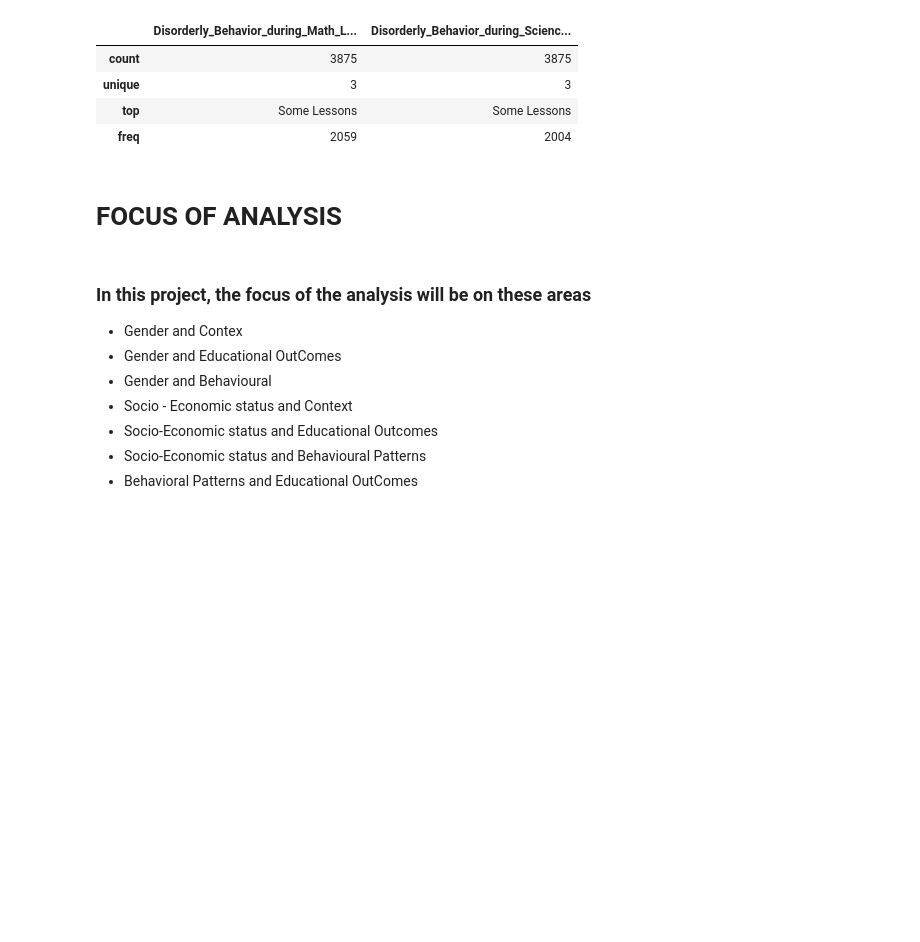
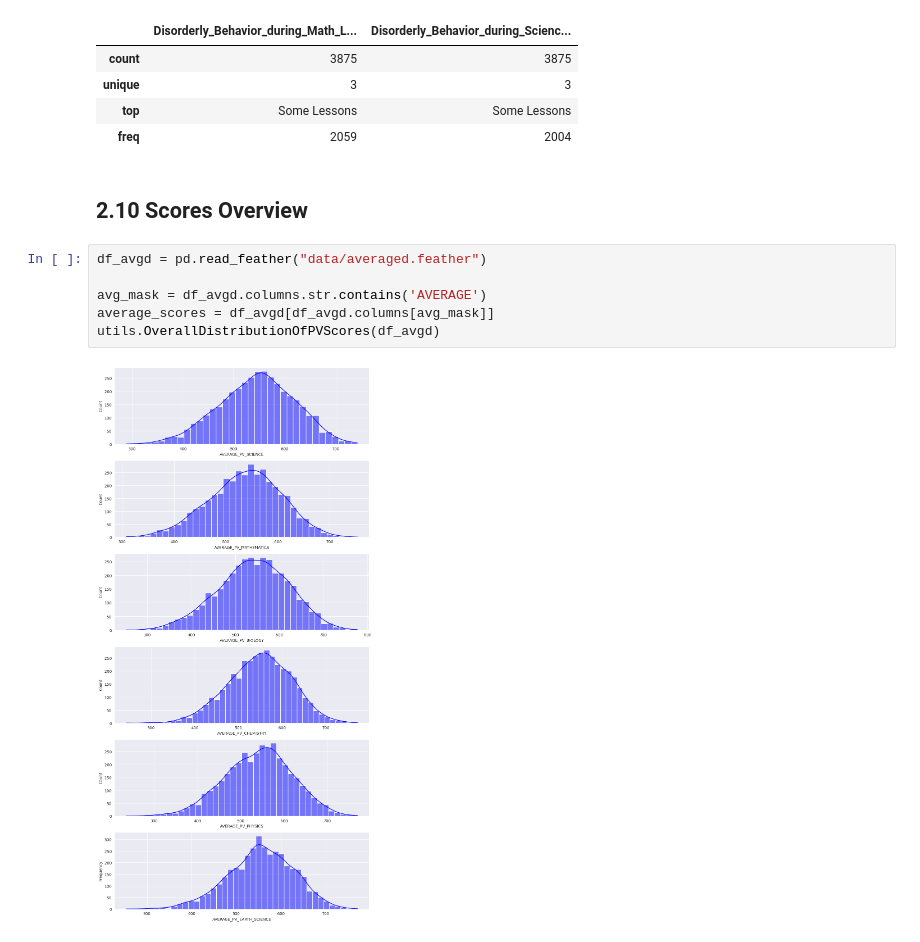
Before and after one commit to Sreerag20109451/data_miining_ca2_eda, a Jupyter notebook: T23_G8_-_02_-_Overview.ipynb, the cells around one changed output. Saved outputs shown, nothing was run; the diff lists cells and outputs as text; blank space fills up the shorter version.

Commit message:
Overview of PV_Scores finished

```diff
--- a/T23_G8_-_02_-_Overview.ipynb
+++ b/T23_G8_-_02_-_Overview.ipynb
@@ -137,14 +143,13 @@ dissorderly_columns.describe()
 | unique | 3 | 3 |
 | top | Some Lessons | Some Lessons |
 | freq | 2059 | 2004 |
-# %% [markdown]
-# FOCUS OF ANALYSIS
-# %% [markdown]
-### In this project, the focus of the analysis will be on these areas
-- Gender and Contex
-- Gender and Educational OutComes
-- Gender and Behavioural
-- Socio - Economic status and Context
-- Socio-Economic status and Educational Outcomes
-- Socio-Economic status and Behavioural Patterns
-- Behavioral Patterns and Educational OutComes
+# %% [markdown]
+## 2.10 Scores Overview
+# %%
+df_avgd = pd.read_feather("data/averaged.feather")
+
+avg_mask = df_avgd.columns.str.contains('AVERAGE')
+average_scores = df_avgd[df_avgd.columns[avg_mask]]
+utils.OverallDistributionOfPVScores(df_avgd)
+# %% [output]
+[figure, added]
```
Also changed, not shown: parts of 35 cells of this notebook, 9 other files.
